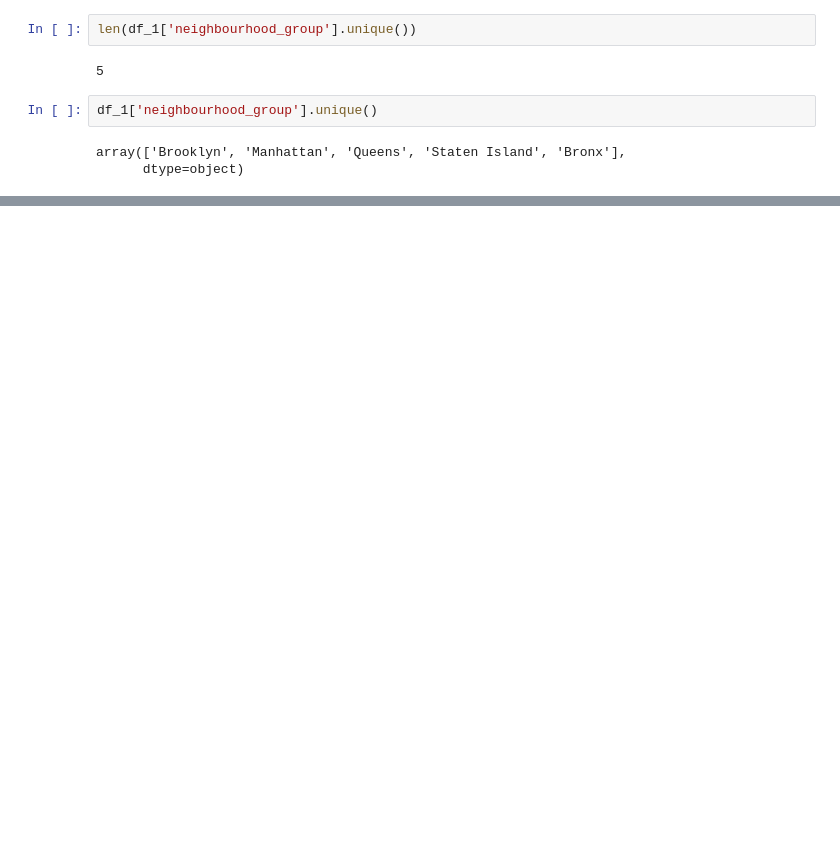
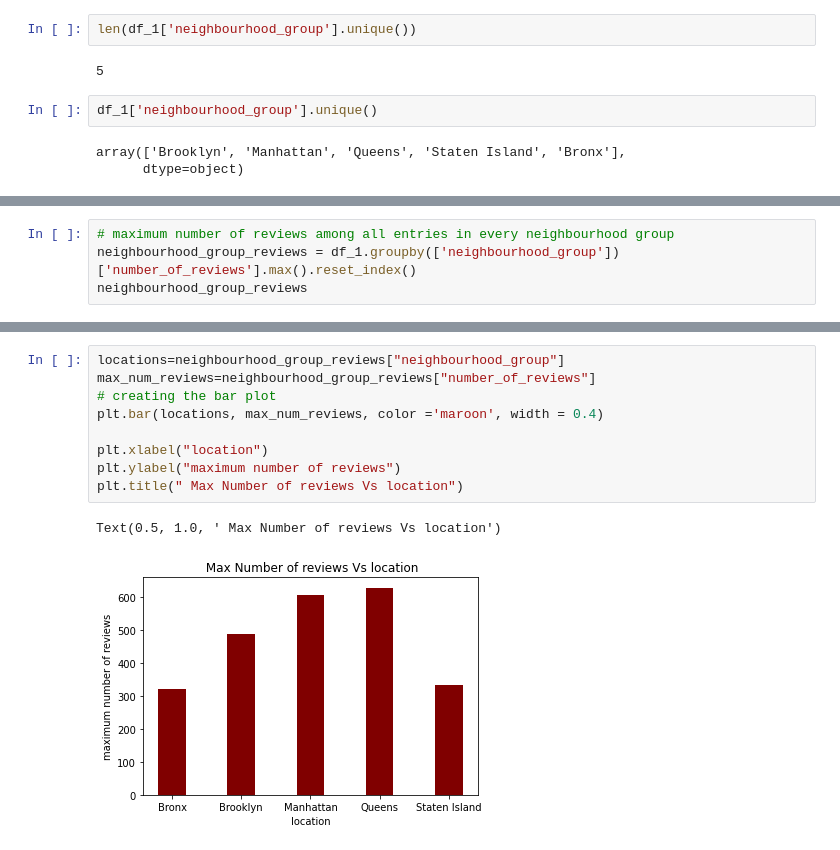
Before and after one commit to Kondasagar/EDA-on-Air_bnb-bookings, a Jupyter notebook: Vidyasagr_Airbnb_Bookings_Analysis_Capstone_Project.ipynb, the cells around one changed output, grey strips where cells are left out. Drawn from its saved outputs; the diff is of its cells as text; blank space fills up the shorter version.

```diff
--- a/Vidyasagr_Airbnb_Bookings_Analysis_Capstone_Project.ipynb
+++ b/Vidyasagr_Airbnb_Bookings_Analysis_Capstone_Project.ipynb
@@ -214,0 +261,4 @@ array(['Brooklyn', 'Manhattan', 'Queens', 'Staten Island', 'Bronx'],
+# %%
+# maximum number of reviews among all entries in every neighbourhood group
+neighbourhood_group_reviews = df_1.groupby(['neighbourhood_group'])['number_of_reviews'].max().reset_index()
+neighbourhood_group_reviews
@@ -214,0 +272,12 @@ array(['Brooklyn', 'Manhattan', 'Queens', 'Staten Island', 'Bronx'],
+# %%
+locations=neighbourhood_group_reviews["neighbourhood_group"]
+max_num_reviews=neighbourhood_group_reviews["number_of_reviews"]
+# creating the bar plot
+plt.bar(locations, max_num_reviews, color ='maroon', width = 0.4)
+
+plt.xlabel("location")
+plt.ylabel("maximum number of reviews")
+plt.title(" Max Number of reviews Vs location")
+# %% [output]
+Text(0.5, 1.0, ' Max Number of reviews Vs location')
+[figure, added]
```
Also changed, not shown: parts of 13 cells of this notebook.
